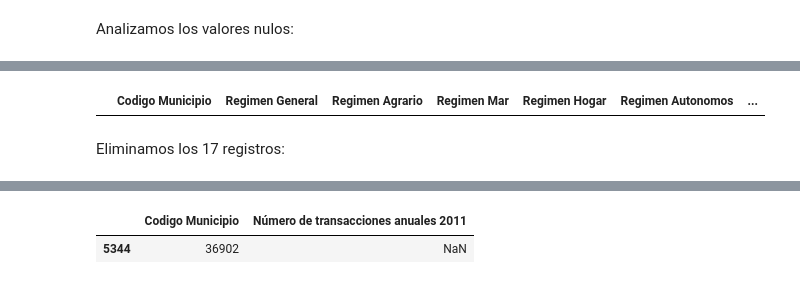
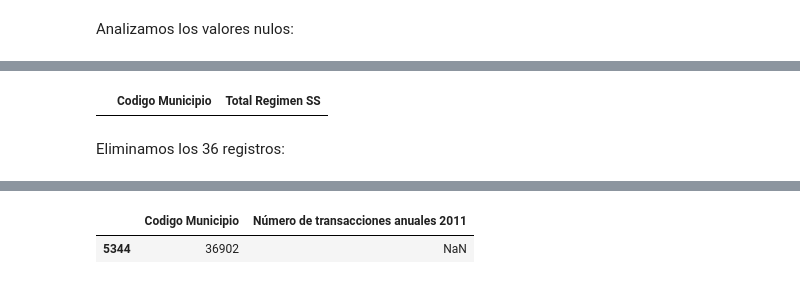
Before and after one commit to AdrianaBorrajo/Despoblacion, a Jupyter notebook: Union_Depuracion_Data/Union_Limpieza_Data.ipynb, the cells around one changed output, grey strips where cells are left out. Saved outputs shown, nothing was run; the diff lists cells and outputs as text; code cells hidden in the pictures.

```diff
--- a/Union_Depuracion_Data/Union_Limpieza_Data.ipynb
+++ b/Union_Depuracion_Data/Union_Limpieza_Data.ipynb
@@ -65 +63,4 @@ Despoblacion[Columnas] = round(Despoblacion[Columnas].apply(pd.to_numeric), 2)
+# %%
+Columnas = Despoblacion.columns[4 : ]
+Despoblacion[Columnas] = Despoblacion[Columnas].astype(float).round(2)
 # %%
@@ -103,3 +102,0 @@ Las dos filas tienen los mismos registros, eliminamos una de ellas:
-# %%
-Despoblacion = Despoblacion.drop_duplicates(Despoblacion.columns[Despoblacion.columns.isin(['Codigo Municipio'])],
-                                      keep='first')
@@ -167,0 +129,6 @@ Despob1acion[Despob1acion['Regimen General'].isnull()].head(1)
+# %%
+AfiliadosNulos = Despoblacion[Despoblacion['Total Regimen SS'].isnull()]
+
+AfiliadosNulos = AfiliadosNulos['Codigo Municipio'].values.tolist()
+
+AfiliadosNulos
@@ -168,8 +153,9 @@ Despob1acion[Despob1acion['Regimen General'].isnull()].head(1)
 # %%
-Afiliaciones11 = pd.read_csv('/home/dsc/Python/Despoblacion/Data/06_Output_Afiliados_SS_11.csv' ,dtype='object')
+Afiliaciones11 = pd.read_csv('/home/dsc/Python/Despoblacion/Data/06_Output_Afiliados_SS_11.csv' ,
+                             dtype = {'Codigo Municipio' : str})
 # %%
-Afiliaciones11[Afiliaciones11['Codigo Municipio'] == '02901']
+Afiliaciones11[Afiliaciones11['Codigo Municipio'].isin(AfiliadosNulos)]
 # %% [output]
-|  | Codigo Municipio | Regimen General | Regimen Agrario | Regimen Mar | Regimen Hogar | Regimen Autonomos | ... |
+|  | Codigo Municipio | Total Regimen SS |
 # %% [markdown]
-Eliminamos los 17 registros:
+Eliminamos los 36 registros:
```
Also changed, not shown: parts of 71 cells of this notebook, 1 other file.
